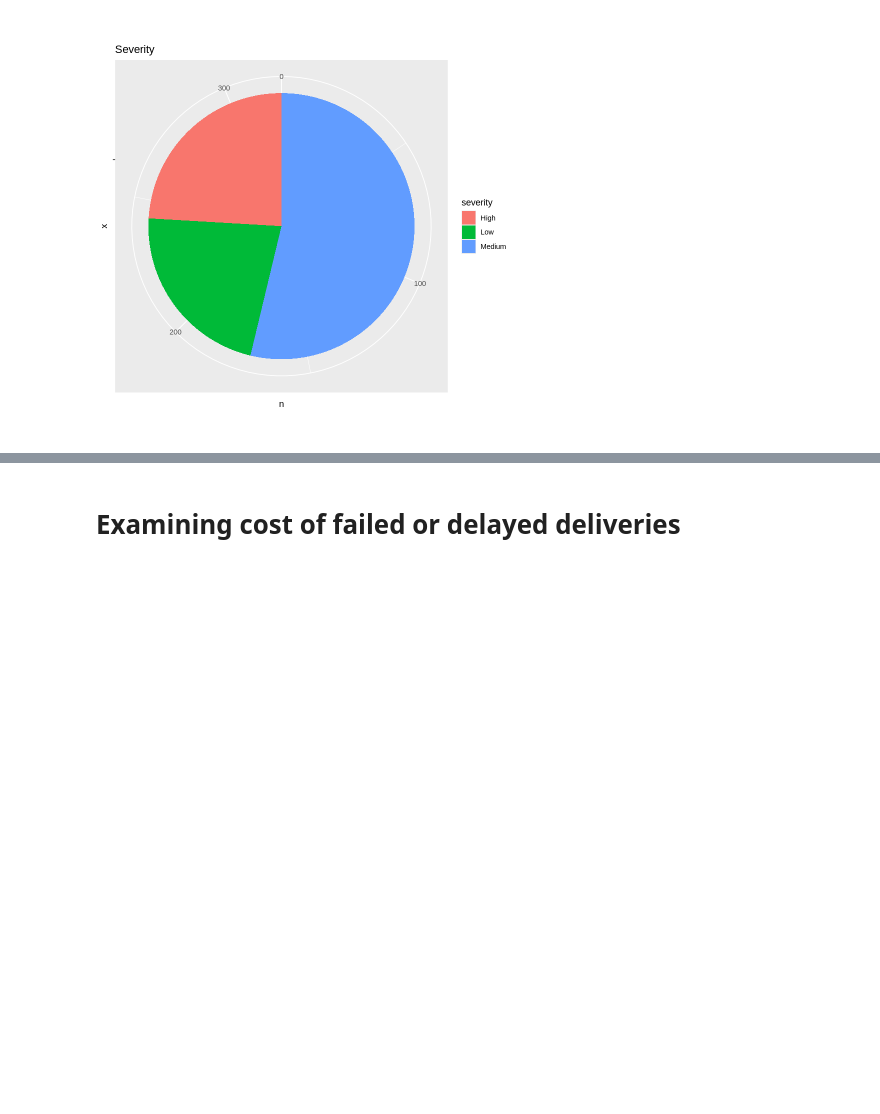
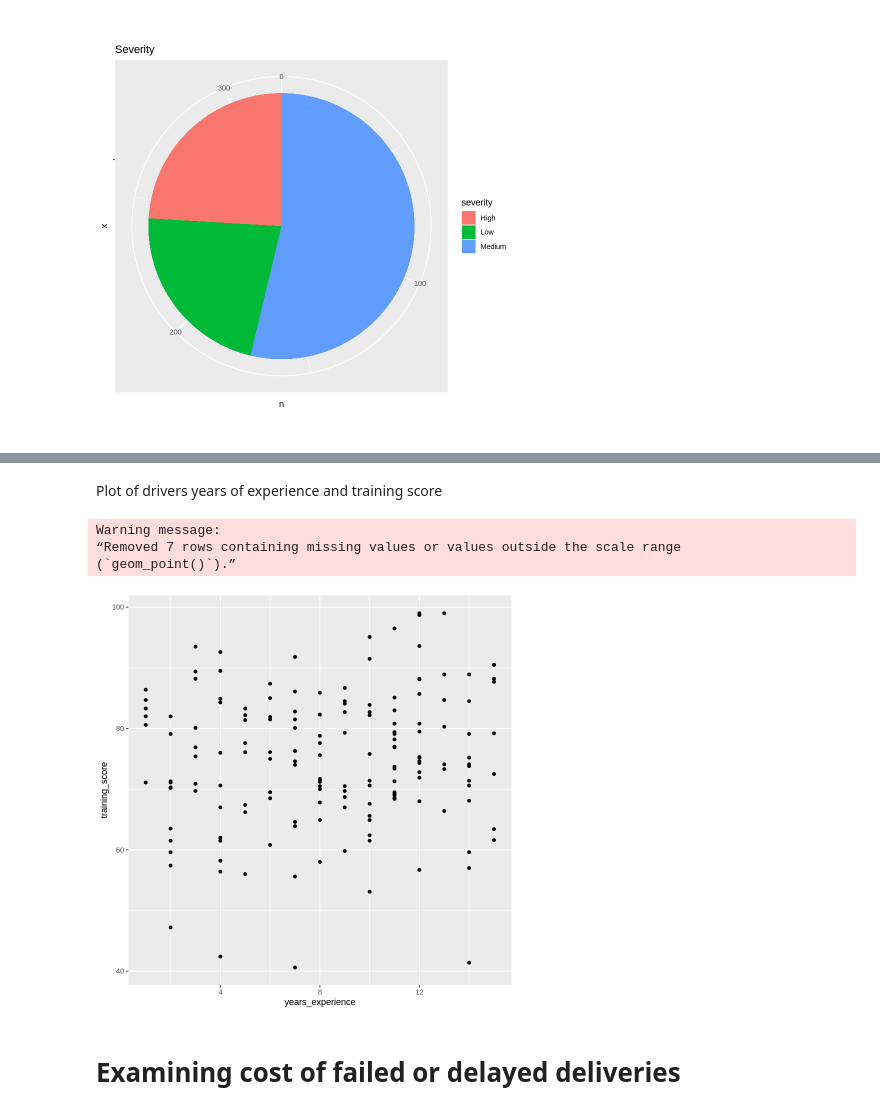
Before and after one commit to sydney142/databases_analytics_assignment, a Jupyter notebook: Assignment_R_SQL.ipynb, the cells around one changed output, grey strips where cells are left out. Drawn from its saved outputs; the diff is of its cells as text; code cells hidden in the pictures; blank space fills up the shorter version.

```diff
--- a/Assignment_R_SQL.ipynb
+++ b/Assignment_R_SQL.ipynb
@@ -167,3 +176,13 @@ complaints_df %>%
+# %% [markdown]
+Plot of drivers years of experience and training score
+# %%
+ggplot(drivers_df, aes(x = years_experience, y = training_score)) +
+  geom_point()
+# %% [output]
+Warning message:
+“Removed 7 rows containing missing values or values outside the scale range
+(`geom_point()`).”
+[figure, added]
 # %% [markdown]
 # **Examining cost of failed or delayed deliveries**
 # %% [markdown]
```
Also changed, not shown: parts of 3 cells of this notebook.
